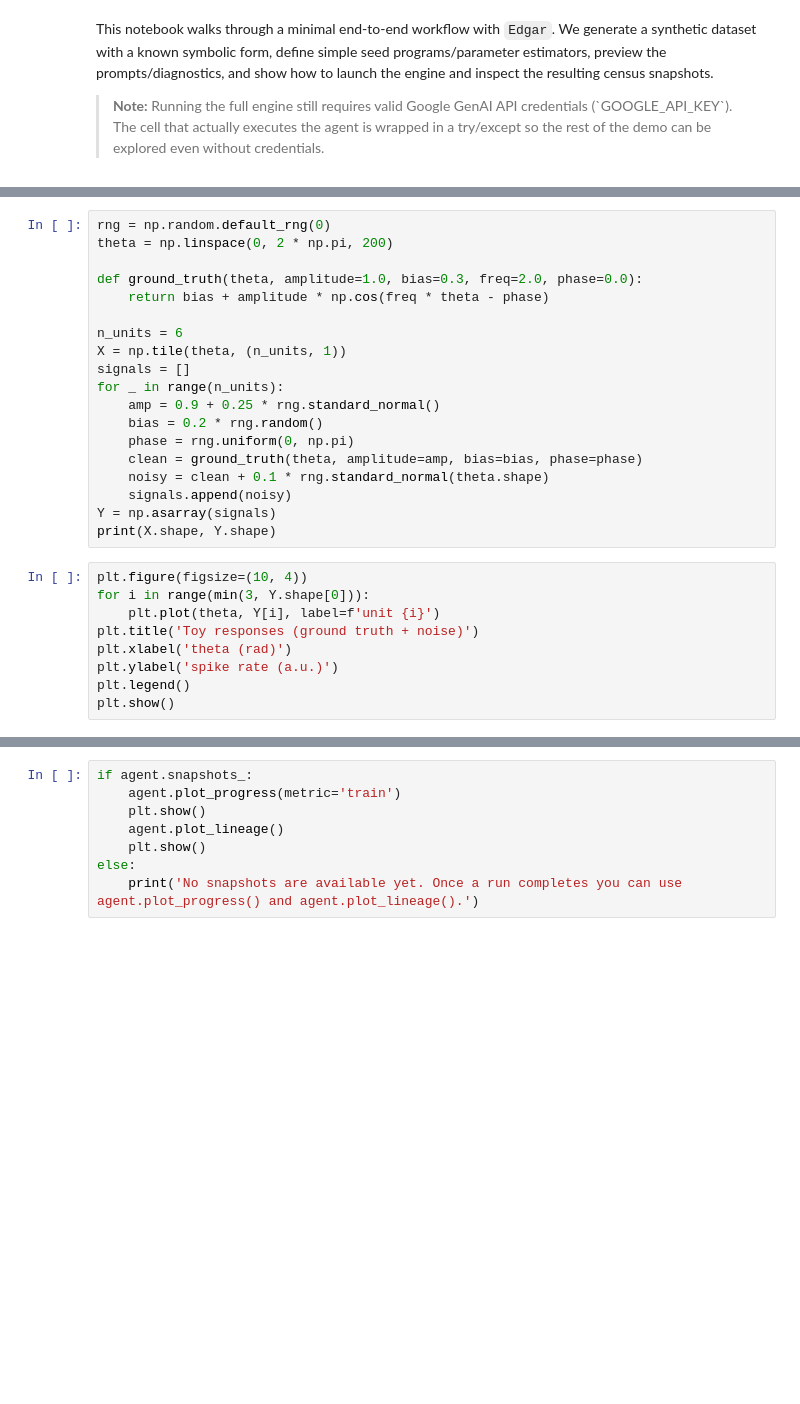
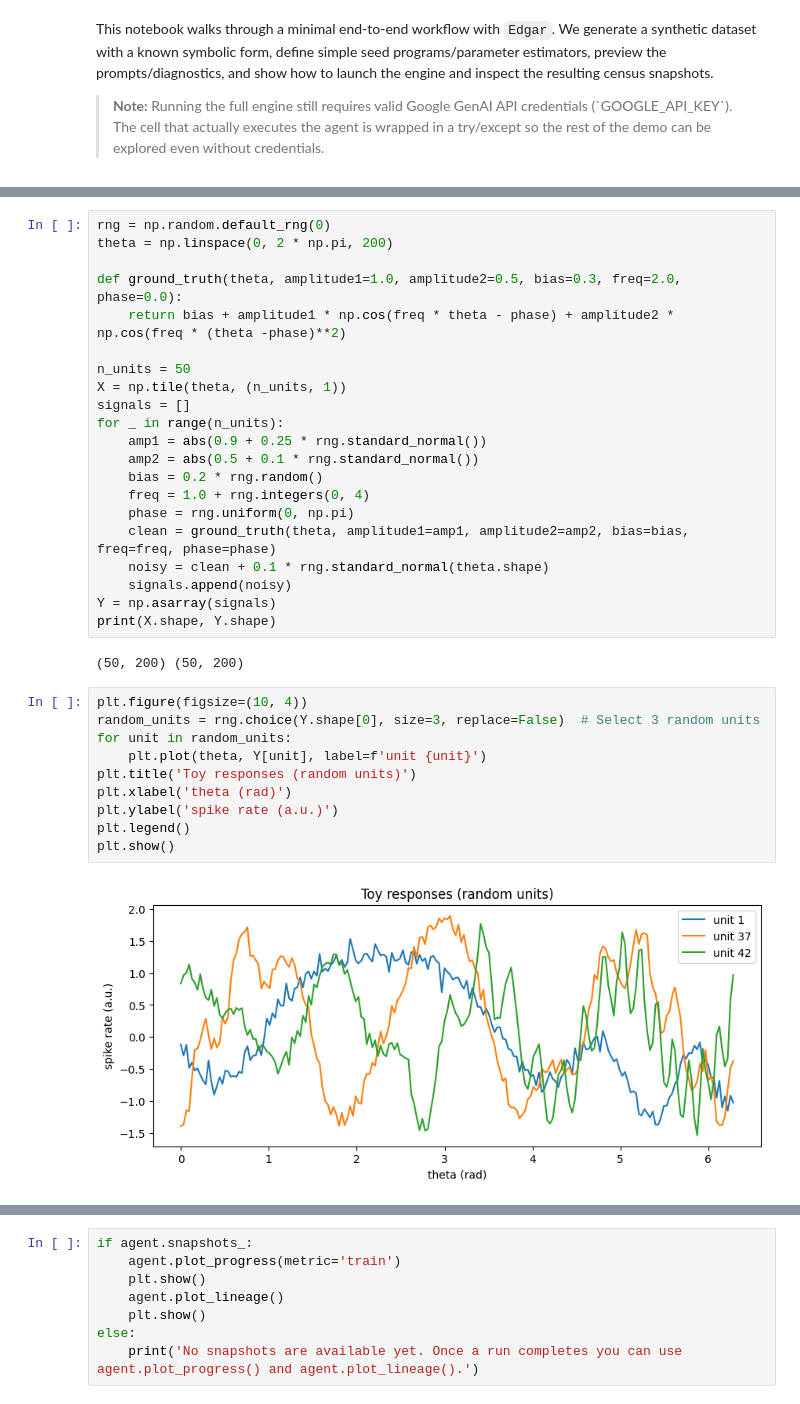
Before and after one commit to reillytilbury/EDGAR, a Jupyter notebook: demo.ipynb, the cells around one changed output, grey strips where cells are left out. Cells and saved outputs as stored; diff of their text form; blank space fills up the shorter version.

```diff
--- a/demo.ipynb
+++ b/demo.ipynb
@@ -23,27 +26,34 @@ import utils, tuning_curves_project
 rng = np.random.default_rng(0)
 theta = np.linspace(0, 2 * np.pi, 200)
 
-def ground_truth(theta, amplitude=1.0, bias=0.3, freq=2.0, phase=0.0):
-    return bias + amplitude * np.cos(freq * theta - phase)
+def ground_truth(theta, amplitude1=1.0, amplitude2=0.5, bias=0.3, freq=2.0, phase=0.0):
+    return bias + amplitude1 * np.cos(freq * theta - phase) + amplitude2 * np.cos(freq * (theta -phase)**2)
 
-n_units = 6
+n_units = 50
 X = np.tile(theta, (n_units, 1))
 signals = []
 for _ in range(n_units):
-    amp = 0.9 + 0.25 * rng.standard_normal()
+    amp1 = abs(0.9 + 0.25 * rng.standard_normal())
+    amp2 = abs(0.5 + 0.1 * rng.standard_normal())
     bias = 0.2 * rng.random()
+    freq = 1.0 + rng.integers(0, 4)
     phase = rng.uniform(0, np.pi)
-    clean = ground_truth(theta, amplitude=amp, bias=bias, phase=phase)
+    clean = ground_truth(theta, amplitude1=amp1, amplitude2=amp2, bias=bias, freq=freq, phase=phase)
     noisy = clean + 0.1 * rng.standard_normal(theta.shape)
     signals.append(noisy)
 Y = np.asarray(signals)
 print(X.shape, Y.shape)
+# %% [output]
+(50, 200) (50, 200)
 # %%
 plt.figure(figsize=(10, 4))
-for i in range(min(3, Y.shape[0])):
-    plt.plot(theta, Y[i], label=f'unit {i}')
-plt.title('Toy responses (ground truth + noise)')
+random_units = rng.choice(Y.shape[0], size=3, replace=False)  # Select 3 random units
+for unit in random_units:
+    plt.plot(theta, Y[unit], label=f'unit {unit}')
+plt.title('Toy responses (random units)')
 plt.xlabel('theta (rad)')
 plt.ylabel('spike rate (a.u.)')
 plt.legend()
 plt.show()
+# %% [output]
+[figure, added]
```
Also changed, not shown: parts of 7 cells of this notebook, 1 other file.
